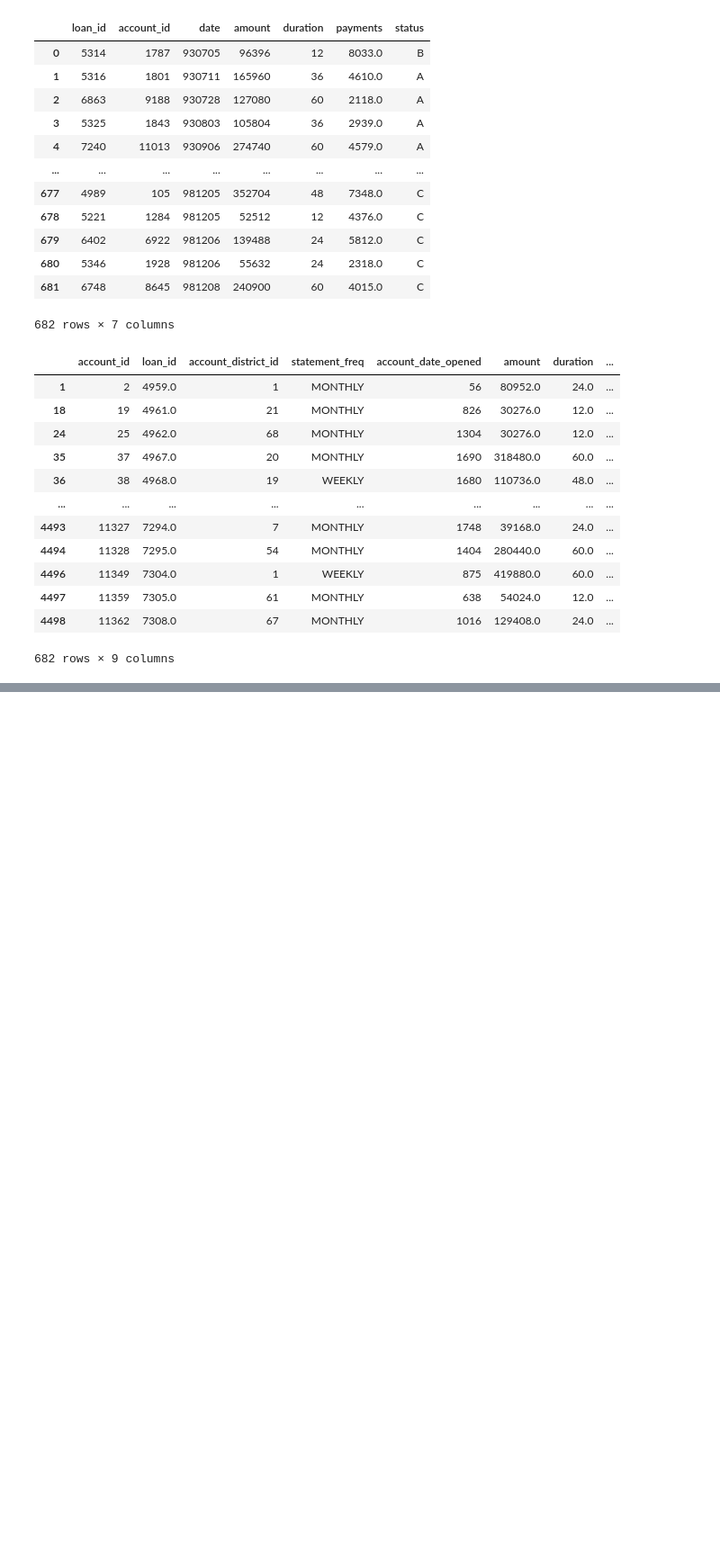
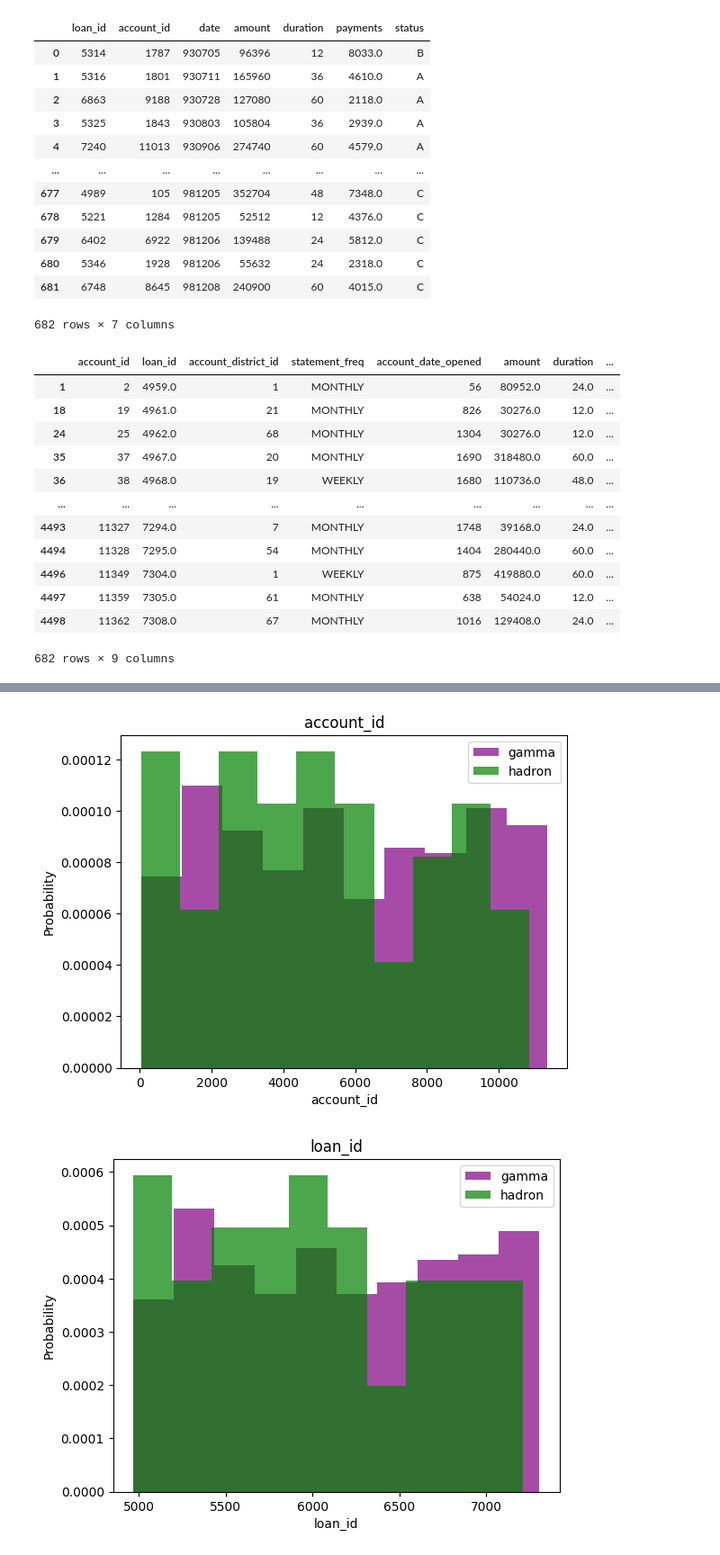
Before and after one commit to Sengeki1/PKDD-99-Discovery-Challenge, a Jupyter notebook: Data cleaned.ipynb, the cells around one changed output, grey strips where cells are left out. Shown: that part at 90% size. Drawn from its saved outputs; the diff is of its cells as text; code cells hidden in the pictures; blank space fills up the shorter version.

```diff
--- a/Data cleaned.ipynb
+++ b/Data cleaned.ipynb
@@ -303,0 +325,12 @@ df.to_csv("df_model.csv", index=False)
+# %%
+for label in cols[:-1]:
+    plt.hist(df[df['status'] == 'C'][label], color='purple', label='gamma', alpha=0.7, density=True)
+    plt.hist(df[df['status'] == 'D'][label], color='green', label='hadron', alpha=0.7, density=True)
+    plt.title(label)
+    plt.ylabel('Probability')
+    plt.xlabel(label)
+    plt.legend()
+    plt.show()
+# %% [output]
+[figure, added]
+[figure, added]
```
Also changed, not shown: parts of 3 cells of this notebook.
